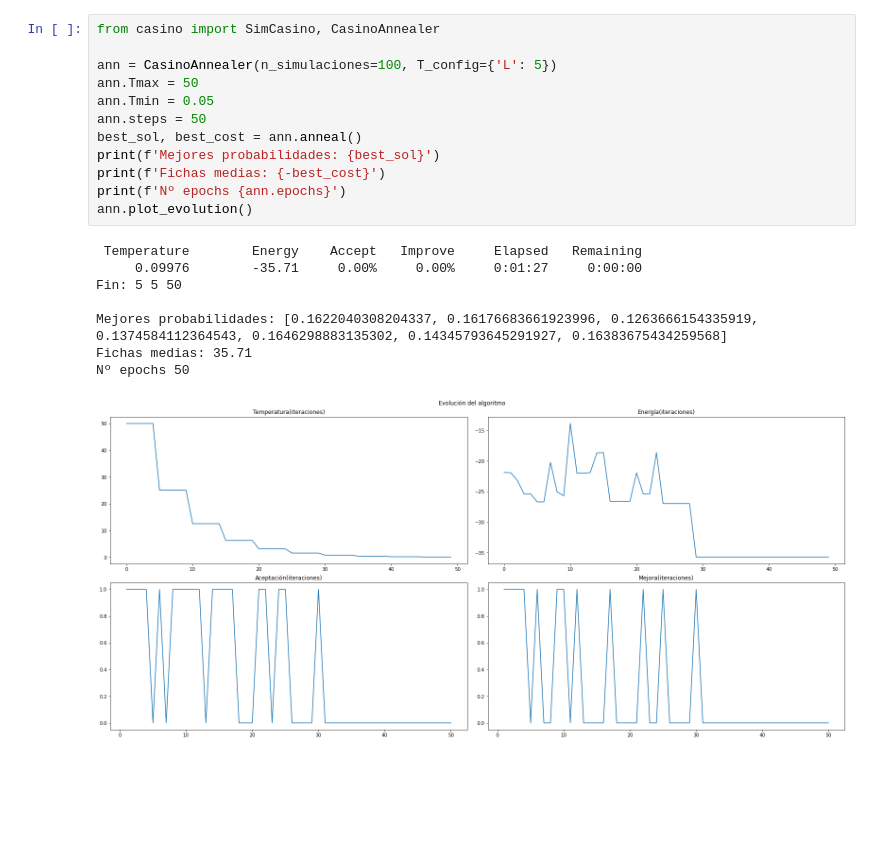
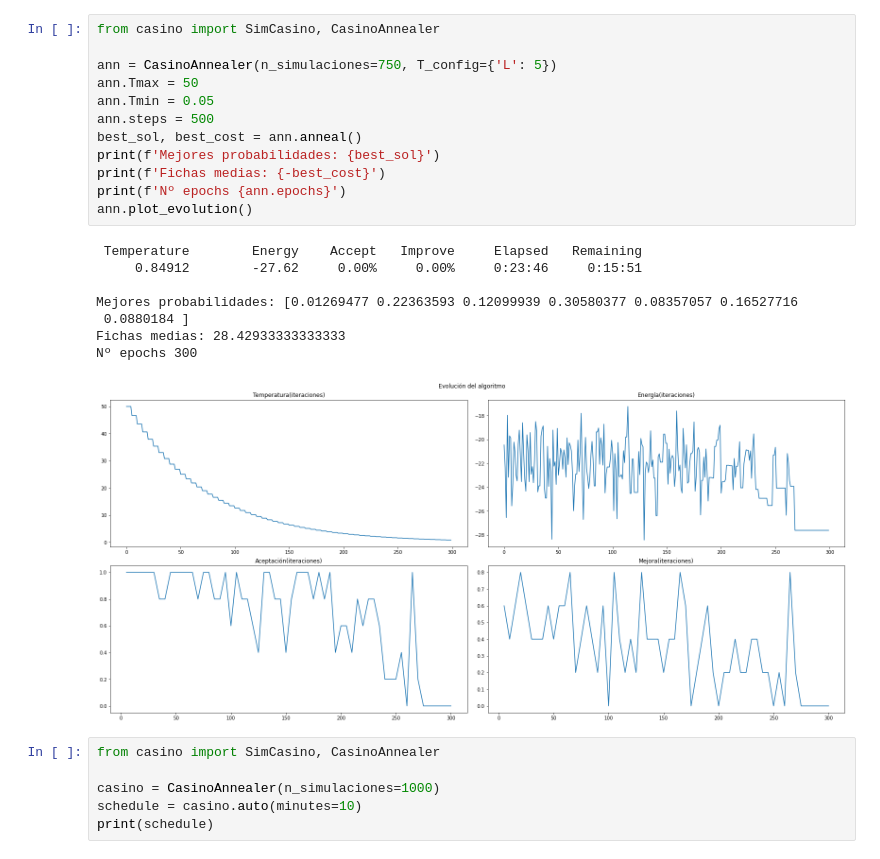
Before and after one commit to aanxel/MetodosDeSimulacion, a Jupyter notebook: Practica2/casino.ipynb, the cells around one changed output. Saved outputs shown, nothing was run; the diff lists cells and outputs as text; blank space fills up the shorter version.

```diff
--- a/Practica2/casino.ipynb
+++ b/Practica2/casino.ipynb
@@ -42,21 +35,27 @@ Probabilidad terminar con 150 fichas o más:  0.06640000000000001
 # %%
 from casino import SimCasino, CasinoAnnealer
 
-ann = CasinoAnnealer(n_simulaciones=100, T_config={'L': 5})
+ann = CasinoAnnealer(n_simulaciones=750, T_config={'L': 5})
 ann.Tmax = 50
 ann.Tmin = 0.05
-ann.steps = 50
+ann.steps = 500
 best_sol, best_cost = ann.anneal()
 print(f'Mejores probabilidades: {best_sol}')
 print(f'Fichas medias: {-best_cost}')
 print(f'Nº epochs {ann.epochs}')
 ann.plot_evolution()
 # %% [output]
  Temperature        Energy    Accept   Improve     Elapsed   Remaining
-     0.09976        -35.71     0.00%     0.00%     0:01:27     0:00:00
-Fin: 5 5 50
+     0.84912        -27.62     0.00%     0.00%     0:23:46     0:15:51
 
-Mejores probabilidades: [0.1622040308204337, 0.16176683661923996, 0.1263666154335919, 0.1374584112364543, 0.1646298883135302, 0.14345793645291927, 0.16383675434259568]
-Fichas medias: 35.71
-Nº epochs 50
+Mejores probabilidades: [0.01269477 0.22363593 0.12099939 0.30580377 0.08357057 0.16527716
+ 0.0880184 ]
+Fichas medias: 28.42933333333333
+Nº epochs 300
-[figure, old version]
+[figure, new version]
+# %%
+from casino import SimCasino, CasinoAnnealer
+
+casino = CasinoAnnealer(n_simulaciones=1000)
+schedule = casino.auto(minutes=10)
+print(schedule)
```
Also changed, not shown: parts of 4 cells of this notebook, 5 other files.
